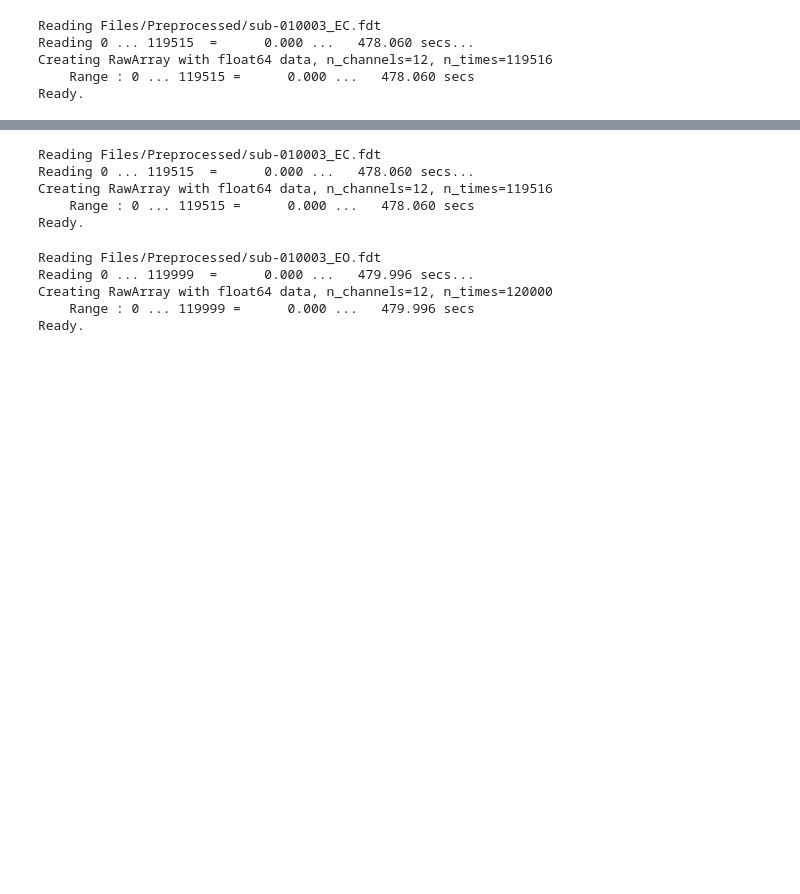
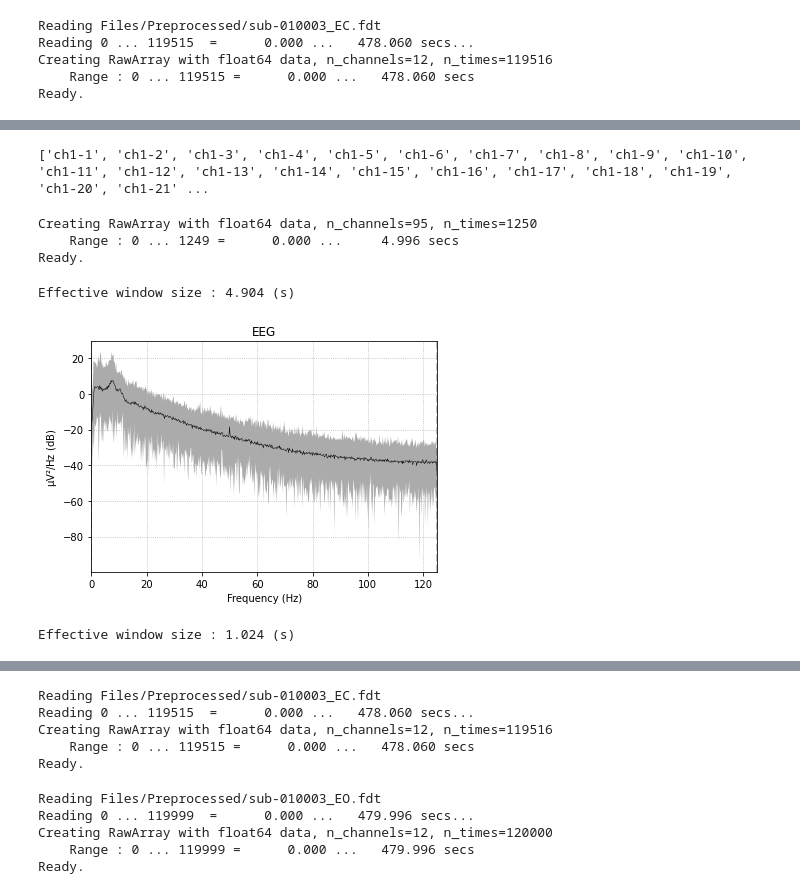
Before and after one commit to LaiaNO/EEG, a Jupyter notebook: 10_11_2020_EEGData.ipynb, the cells around one changed output, grey strips where cells are left out. Cells and saved outputs as stored; diff of their text form; code cells hidden in the pictures; blank space fills up the shorter version.

```diff
--- a/10_11_2020_EEGData.ipynb
+++ b/10_11_2020_EEGData.ipynb
@@ -333,0 +336,31 @@ Info.; Epoch: 3; Len of the data: 1255; Channel: 1
+# %%
+titlegrup = ["ch1","ch2","ch3","ch4","ch5","ch6","ch7","ch8","ch9","ch10","ch11","ch12"]
+ct_ty = ["eeg", "eeg", "eeg", "eeg", "eeg", "eeg", "eeg", "eeg", "eeg", "eeg", "eeg", "eeg"]
+#save_epoc_data - ch1
+numer=1
+r=[]
+chtype=[]
+for i in range(0,95):
+    r.append('ch1-'+str(numer))
+    chtype.append('eeg')
+    numer=numer+1
+print(r)
+# %% [output]
+['ch1-1', 'ch1-2', 'ch1-3', 'ch1-4', 'ch1-5', 'ch1-6', 'ch1-7', 'ch1-8', 'ch1-9', 'ch1-10', 'ch1-11', 'ch1-12', 'ch1-13', 'ch1-14', 'ch1-15', 'ch1-16', 'ch1-17', 'ch1-18', 'ch1-19', 'ch1-20', 'ch1-21' ...
+# %%
+info = mne.create_info(ch_names=r, sfreq=sfreq, ch_types=chtype)
+epoch_raw = mne.io.RawArray(save_epoc_data, info)
+# %% [output]
+Creating RawArray with float64 data, n_channels=95, n_times=1250
+    Range : 0 ... 1249 =      0.000 ...     4.996 secs
+Ready.
+# %%
+save_info_epo = epoch_raw.plot_psd(area_mode='range', tmax=4.9, show=False, average=True)
+#psd
+# %% [output]
+Effective window size : 4.904 (s)
+[figure, added]
+# %%
+arrayt = mne.time_frequency.psd_array_welch(x, sfreq, fmin=0, fmax=125, n_fft=256, n_overlap=100, n_per_seg=None, n_jobs=1, average='mean', verbose=None)
+# %% [output]
+Effective window size : 1.024 (s)
```
Also changed, not shown: parts of 4 cells of this notebook, 1 other file.
